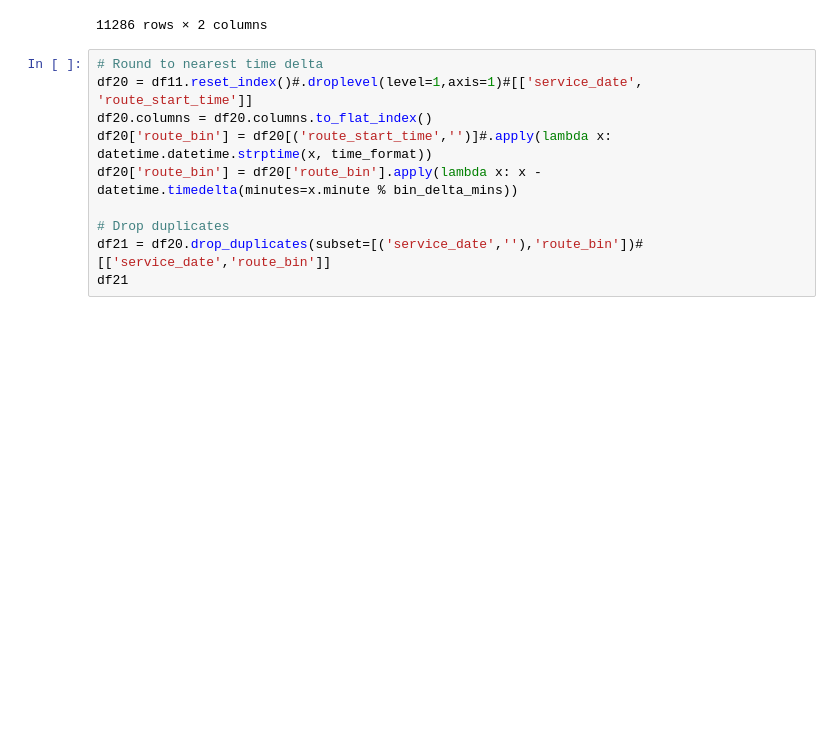
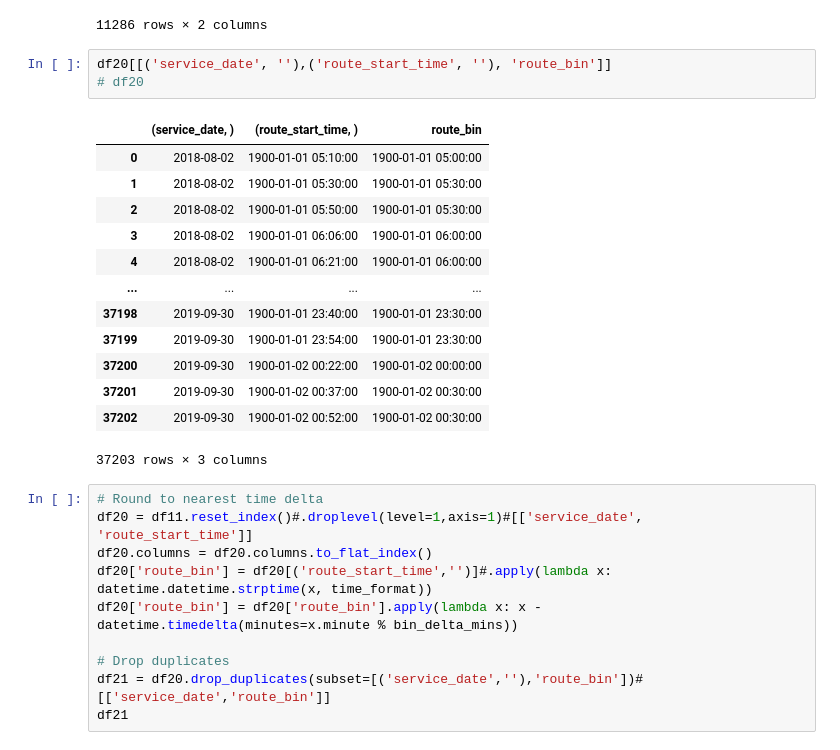
Before and after one commit to notAlex2/pgm-public-transit, a Jupyter notebook: Timeliness_Preprocessing.ipynb, the cells around one changed output. Cells and saved outputs as stored; diff of their text form; blank space fills up the shorter version.

```diff
--- a/Timeliness_Preprocessing.ipynb
+++ b/Timeliness_Preprocessing.ipynb
@@ -433,6 +429,23 @@ df15
 | 11284 | 2019-09-30 | 1900-01-02 00:00:00 |
 | 11285 | 2019-09-30 | 1900-01-02 00:30:00 |
 11286 rows × 2 columns
+# %%
+df20[[('service_date', ''),('route_start_time', ''), 'route_bin']]
+# df20
+# %% [output]
+|  | (service_date, ) | (route_start_time, ) | route_bin |
+| 0 | 2018-08-02 | 1900-01-01 05:10:00 | 1900-01-01 05:00:00 |
+| 1 | 2018-08-02 | 1900-01-01 05:30:00 | 1900-01-01 05:30:00 |
+| 2 | 2018-08-02 | 1900-01-01 05:50:00 | 1900-01-01 05:30:00 |
+| 3 | 2018-08-02 | 1900-01-01 06:06:00 | 1900-01-01 06:00:00 |
+| 4 | 2018-08-02 | 1900-01-01 06:21:00 | 1900-01-01 06:00:00 |
+| ... | ... | ... | ... |
+| 37198 | 2019-09-30 | 1900-01-01 23:40:00 | 1900-01-01 23:30:00 |
+| 37199 | 2019-09-30 | 1900-01-01 23:54:00 | 1900-01-01 23:30:00 |
+| 37200 | 2019-09-30 | 1900-01-02 00:22:00 | 1900-01-02 00:00:00 |
+| 37201 | 2019-09-30 | 1900-01-02 00:37:00 | 1900-01-02 00:30:00 |
+| 37202 | 2019-09-30 | 1900-01-02 00:52:00 | 1900-01-02 00:30:00 |
+37203 rows × 3 columns
 # %%
 # Round to nearest time delta
 df20 = df11.reset_index()#.droplevel(level=1,axis=1)#[['service_date', 'route_start_time']]
```
Also changed, not shown: parts of 8 cells of this notebook.
